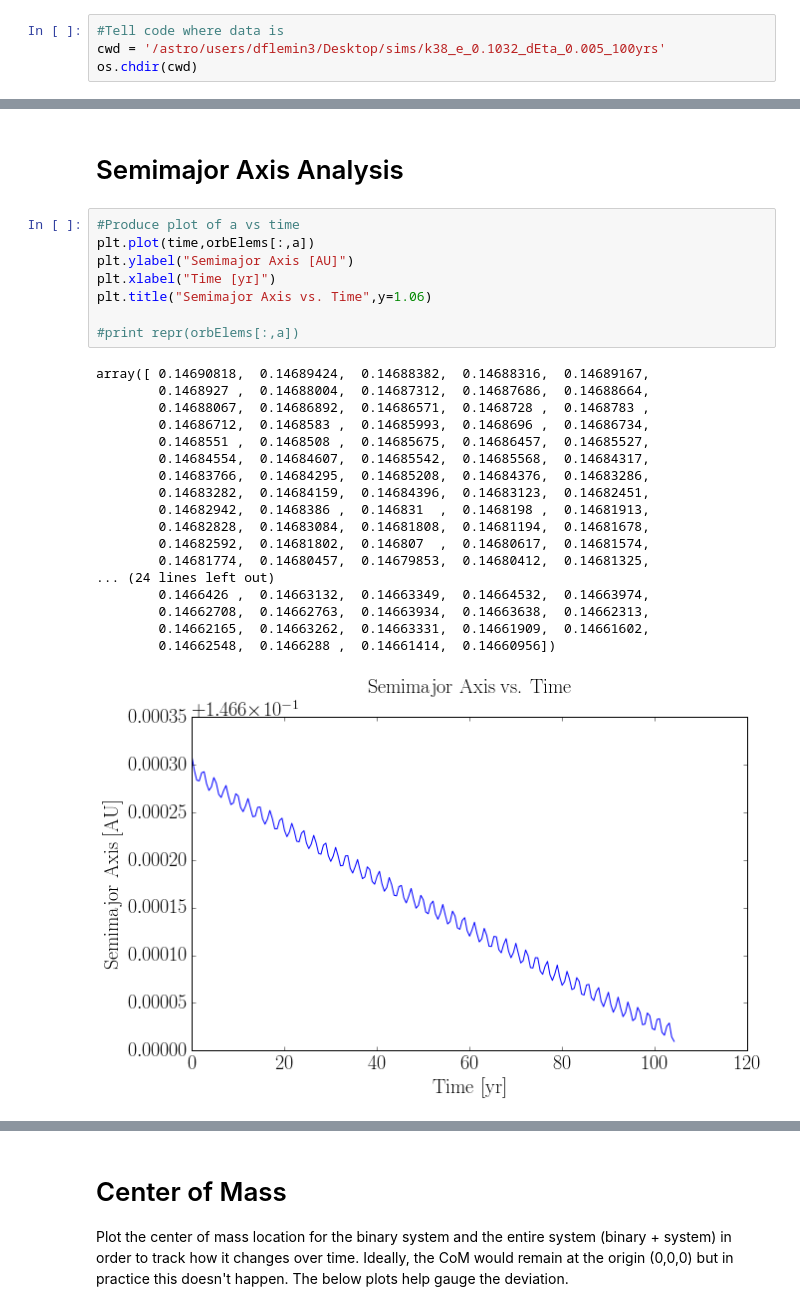
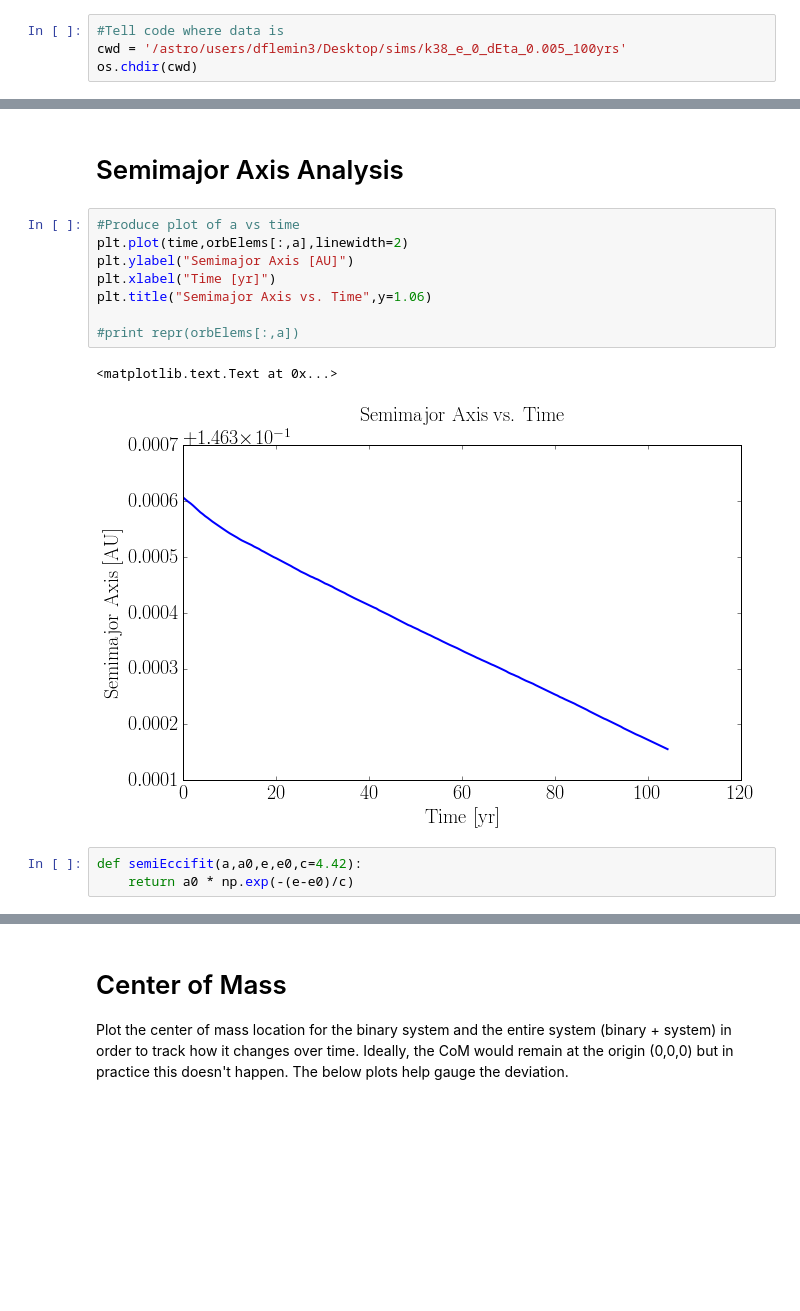
Before and after one commit to dflemin3/CBNotebooks, a Jupyter notebook: processSnapshots.ipynb, the cells around one changed output, grey strips where cells are left out. Drawn from its saved outputs; the diff is of its cells as text; blank space fills up the shorter version.

```diff
--- a/processSnapshots.ipynb
+++ b/processSnapshots.ipynb
@@ -38,7 +38,7 @@ mpl.rcParams['font.size'] = 20.0
 User must provide to the variable "cwd" the full directory name of the dir where the data is.  Then, set the flags to get the analysis you want.
 # %%
 #Tell code where data is
-cwd = '/astro/users/dflemin3/Desktop/sims/k38_e_0.1032_dEta_0.005_100yrs'
+cwd = '/astro/users/dflemin3/Desktop/sims/k38_e_0_dEta_0.005_100yrs'
 os.chdir(cwd)
 # %%
 #Flags to control output.  Can be passed as command line arguments if I make this a script in the future
@@ -374,28 +358,15 @@ array([   0.        ,    0.52609551,    1.05219101,    1.57828652,
 # Semimajor Axis Analysis
 # %%
 #Produce plot of a vs time
-plt.plot(time,orbElems[:,a])
+plt.plot(time,orbElems[:,a],linewidth=2)
 plt.ylabel("Semimajor Axis [AU]")
 plt.xlabel("Time [yr]")
 plt.title("Semimajor Axis vs. Time",y=1.06)
 
 #print repr(orbElems[:,a])
 # %% [output]
-array([ 0.14690818,  0.14689424,  0.14688382,  0.14688316,  0.14689167,
-        0.1468927 ,  0.14688004,  0.14687312,  0.14687686,  0.14688664,
-        0.14688067,  0.14686892,  0.14686571,  0.1468728 ,  0.1468783 ,
-        0.14686712,  0.1468583 ,  0.14685993,  0.1468696 ,  0.14686734,
-        0.1468551 ,  0.1468508 ,  0.14685675,  0.14686457,  0.14685527,
-        0.14684554,  0.14684607,  0.14685542,  0.14685568,  0.14684317,
-        0.14683766,  0.14684295,  0.14685208,  0.14684376,  0.14683286,
-        0.14683282,  0.14684159,  0.14684396,  0.14683123,  0.14682451,
-        0.14682942,  0.1468386 ,  0.146831  ,  0.1468198 ,  0.14681913,
-        0.14682828,  0.14683084,  0.14681808,  0.14681194,  0.14681678,
-        0.14682592,  0.14681802,  0.146807  ,  0.14680617,  0.14681574,
-        0.14681774,  0.14680457,  0.14679853,  0.14680412,  0.14681325,
-... (24 lines left out)
-        0.1466426 ,  0.14663132,  0.14663349,  0.14664532,  0.14663974,
-        0.14662708,  0.14662763,  0.14663934,  0.14663638,  0.14662313,
-        0.14662165,  0.14663262,  0.14663331,  0.14661909,  0.14661602,
-        0.14662548,  0.1466288 ,  0.14661414,  0.14660956])
+<matplotlib.text.Text at 0x...>
-[figure, old version]
+[figure, new version]
+# %%
+def semiEccifit(a,a0,e,e0,c=4.42):
+    return a0 * np.exp(-(e-e0)/c)
```
Also changed, not shown: parts of 32 cells of this notebook.
